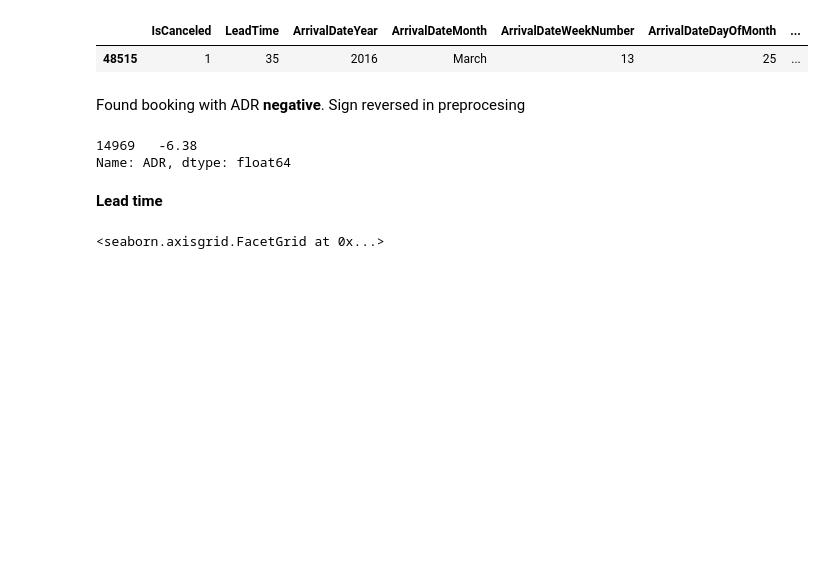
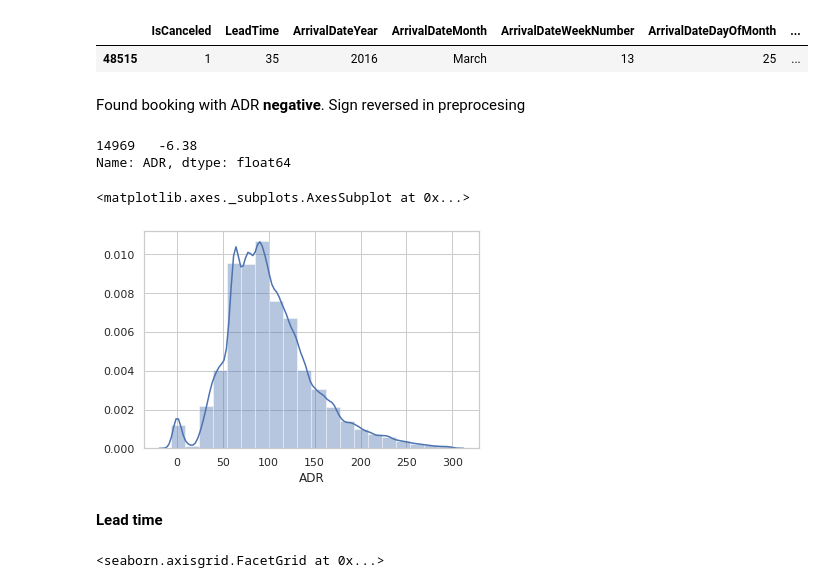
Before and after one commit to alejandromanas/GoogleColab_public, a Jupyter notebook: bookings/code/bookings_v2.ipynb, the cells around one changed output. Cells and saved outputs as stored; diff of their text form; code cells hidden in the pictures; blank space fills up the shorter version.

```diff
--- a/bookings/code/bookings_v2.ipynb
+++ b/bookings/code/bookings_v2.ipynb
@@ -224,7 +234,11 @@ df_analysis.ADR.loc[index]
 14969   -6.38
 Name: ADR, dtype: float64
 # %%
-sns.distplot(df_anaysis[df_analysis[col_name]<300][col_name],bins=20)
+col_name='ADR'
+sns.distplot(df_analysis[df_analysis[col_name]<300][col_name],bins=20)
+# %% [output]
+<matplotlib.axes._subplots.AxesSubplot at 0x...>
+[figure, added]
 # %% [markdown]
 **Lead time**
 # %%
```
Also changed, not shown: parts of 21 cells of this notebook.
